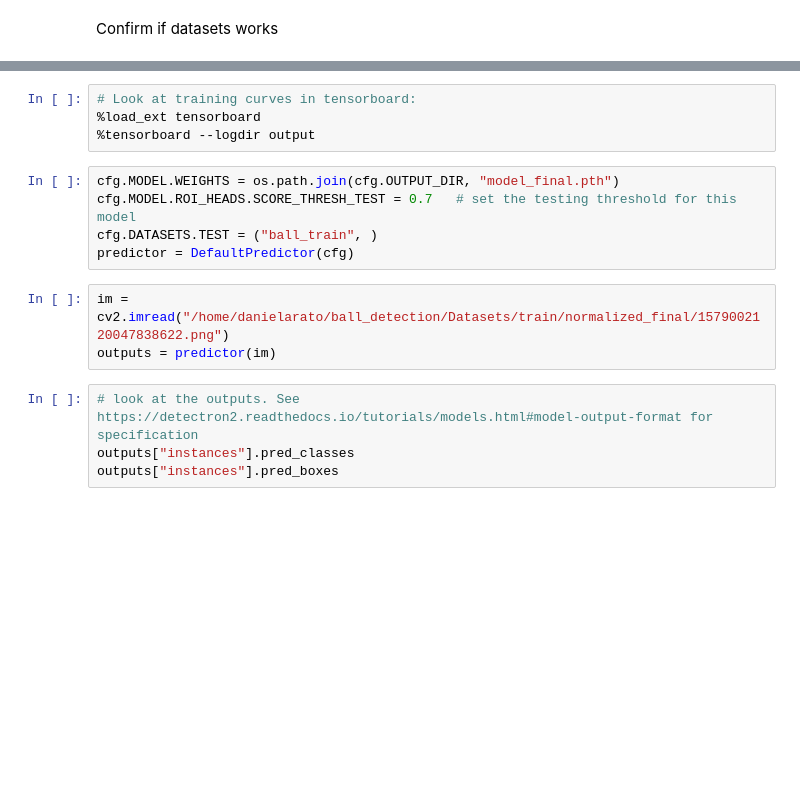
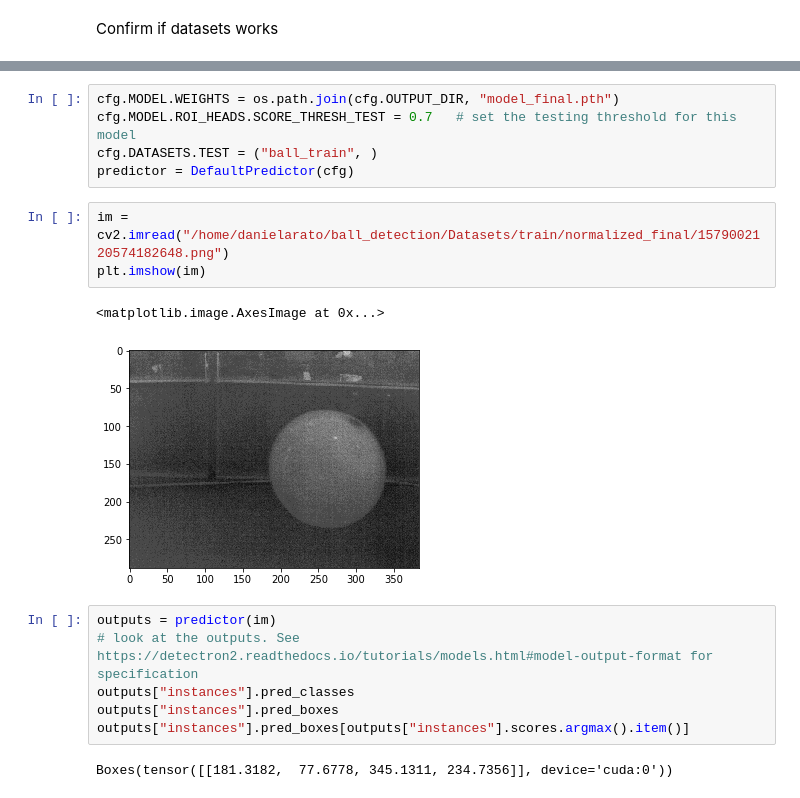
Before and after one commit to danifpdra/ball_detection, a Jupyter notebook: ball_detection.ipynb, the cells around one changed output, grey strips where cells are left out. Saved outputs shown, nothing was run; the diff lists cells and outputs as text; blank space fills up the shorter version.

Commit message:
detected ball with confidence - calculated centers and diameter in pixels

```diff
--- a/ball_detection.ipynb
+++ b/ball_detection.ipynb
@@ -203,19 +216,22 @@ Original Traceback (most recent call last):
-# %%
-# Look at training curves in tensorboard:
-%load_ext tensorboard
-%tensorboard --logdir output
 # %%
 cfg.MODEL.WEIGHTS = os.path.join(cfg.OUTPUT_DIR, "model_final.pth")
 cfg.MODEL.ROI_HEADS.SCORE_THRESH_TEST = 0.7   # set the testing threshold for this model
 cfg.DATASETS.TEST = ("ball_train", )
 predictor = DefaultPredictor(cfg)
 # %%
-im = cv2.imread("/home/danielarato/ball_detection/Datasets/train/normalized_final/1579002120047838622.png")
-outputs = predictor(im)
+im = cv2.imread("/home/danielarato/ball_detection/Datasets/train/normalized_final/1579002120574182648.png")
+plt.imshow(im)
+# %% [output]
+<matplotlib.image.AxesImage at 0x...>
+[figure, added]
 # %%
+outputs = predictor(im)
 # look at the outputs. See https://detectron2.readthedocs.io/tutorials/models.html#model-output-format for specification
 outputs["instances"].pred_classes
 outputs["instances"].pred_boxes
+outputs["instances"].pred_boxes[outputs["instances"].scores.argmax().item()]
+# %% [output]
+Boxes(tensor([[181.3182,  77.6778, 345.1311, 234.7356]], device='cuda:0'))
 # %%
 # We can use `Visualizer` to draw the predictions on the image.
 v = Visualizer(im[:, :, ::-1], MetadataCatalog.get(cfg.DATASETS.TRAIN[0]), scale=1.2)
```
Also changed, not shown: parts of 6 cells of this notebook.
